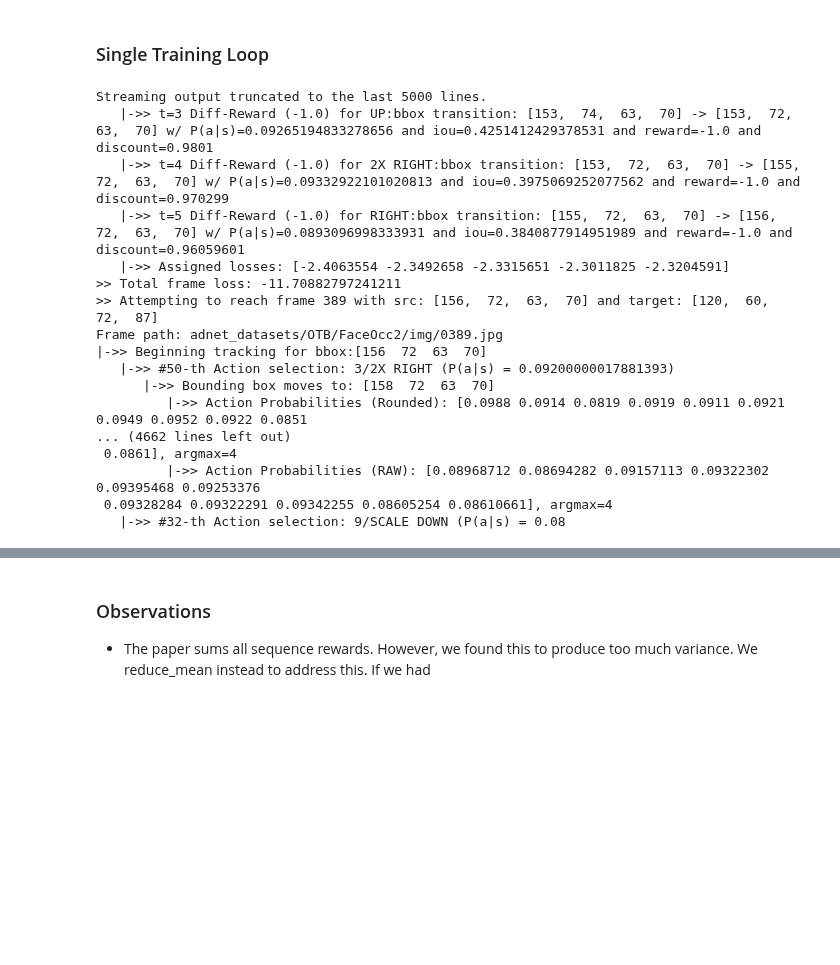
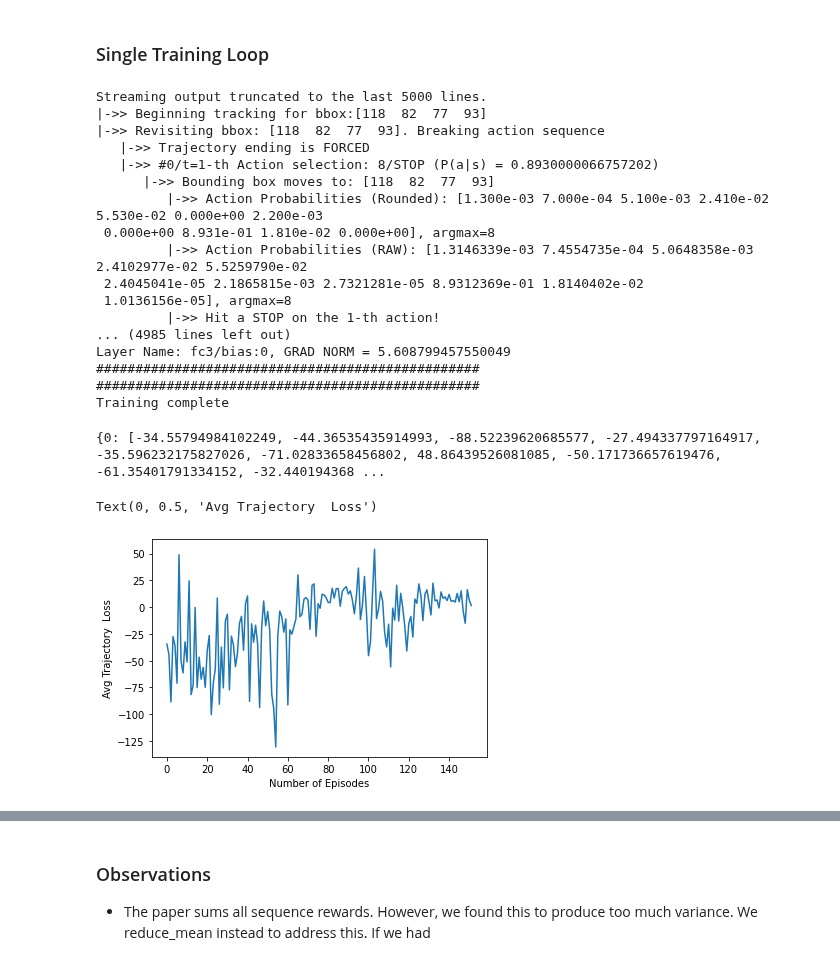
Before and after one commit to da2985/e6885-adnet, a Jupyter notebook: reinforce.ipynb, the cells around one changed output, grey strips where cells are left out. Cells and saved outputs as stored; diff of their text form; code cells hidden in the pictures; blank space fills up the shorter version.

Commit message:
Pin latest successful training

```diff
--- a/reinforce.ipynb
+++ b/reinforce.ipynb
@@ -695,7 +696,7 @@ def getFrame(dataset: str, frame: int) -> np.array:
 
 def train(model: ADNET, opt: tf.keras.optimizers.Optimizer,
           dataset: str, start_frame: int, end_frame: int,
-          retry_count: int=1) -> float:
+          retry_count: int=N_RETRIES) -> float:
   '''
   Run training for a model on a frame sequence {start_frame, end_frame}
   n_retries times.
@@ -726,8 +727,8 @@ def train(model: ADNET, opt: tf.keras.optimizers.Optimizer,
             .format(i, np.array2string(bbox, separator=', '),
                     np.array2string(target_bbox, separator=', ')))
         img = getFrame(dataset, i)
-        action_probs, taken_actions, bboxes, t = tracking(model, img, bbox, t,
-                                          target_bbox)
+        action_probs, taken_actions, bboxes, t = tracking(model, img,
+                                                          bbox, t, target_bbox)
         bbox = np.array(bboxes[-1])
 
 
@@ -740,18 +741,22 @@ def train(model: ADNET, opt: tf.keras.optimizers.Optimizer,
               total_frame_loss))
 
       gradients = tape.gradient(total_frame_loss, train_vars)
-      accum_gradient = [(acum_grad+grad) for acum_grad, grad in zip(accum_gradient, gradients)]
+      accum_gradient = [(acum_grad + grad)
+                        for acum_grad, grad in zip(accum_gradient, gradients)]
 
     print("Final bounding box: {0} reached in {1} timesteps (originating from {2}). Target was {3}"
           .format(bbox, t, np.array(gt[start_frame]), np.array(gt[end_frame])))
-    print("\n\x1b[36m############# END EPISODE # {0} in t={1} timesteps ################\x1b[0m".format(i+1, t))
+    print("\n\x1b[36m############# END EPISODE # {0} in t={1} timesteps ################\x1b[0m"
+          .format(i+1, t))
 
 
-  print("Avg Loss Across Trajectories: {0}\x1b[0m".format( "\x1b[92m" if loss > 0 else "\x1b[31m"))
+  print("Avg Loss Across Trajectories: {0}\x1b[0m".format(
+      "\x1b[92m" if loss > 0 else "\x1b[31m"))
 
 
 
-  accum_gradient = [g / retry_count for g in accum_gradient]
+  accum_gradient = [g / retry_count if GRAD_ACCUM_SCHEME == "avg" else g
+                    for g in accum_gradient]
   for i in range(len(accum_gradient)):
       print("Layer Name: {}, GRAD NORM = {}".format(
       adnet_model.trainable_variables[i].name, tf.norm(accum_gradient[i])))
@@ -786,12 +791,12 @@ def epochs_train(model: ADNET, opt: tf.keras.optimizers.Optimizer, d: str,
     epoch_loss = []
     frames = list(range(len(frames) - L))
     if randomize: random.shuffle(frames)
-    for i in frames:
+    for i, f in enumerate(frames):
 
       print("\n\n#############################################")
       print("Dataset={0} with {1} frames".format(d, len(frames)))
       print("#################################################")
-      start_frame = i
+      start_frame = f
       end_frame = start_frame + seq_length
 
       adnet_model, l = train(model, opt, d, start_frame, end_frame,
@@ -799,6 +804,9 @@ def epochs_train(model: ADNET, opt: tf.keras.optimizers.Optimizer, d: str,
       epoch_loss.append(l)
       print("#################################################")
       print("#################################################")
+      if i > 150:
+        break # TODO: DELETE ME
+
     losses[e] = epoch_loss
 
   print("Training complete")
@@ -813,26 +821,39 @@ d = ALL_DATASETS_LIST[rand_idx]
 # blur car 3 has issues
 
 model, losses = epochs_train(adnet_model, Adam(learning_rate=LEARNING_RATE),
-                             d, epochs=N_EPOCHS, retry_count=N_TRAJECTORIES,
+                             d, epochs=N_EPOCHS, retry_count=N_RETRIES,
                              randomize=RANDOMIZE_TRAINING)
 # %% [output]
 Streaming output truncated to the last 5000 lines.
-   |->> t=3 Diff-Reward (-1.0) for UP:bbox transition: [153,  74,  63,  70] -> [153,  72,  63,  70] w/ P(a|s)=0.09265194833278656 and iou=0.4251412429378531 and reward=-1.0 and discount=0.9801
-   |->> t=4 Diff-Reward (-1.0) for 2X RIGHT:bbox transition: [153,  72,  63,  70] -> [155,  72,  63,  70] w/ P(a|s)=0.09332922101020813 and iou=0.3975069252077562 and reward=-1.0 and discount=0.970299
-   |->> t=5 Diff-Reward (-1.0) for RIGHT:bbox transition: [155,  72,  63,  70] -> [156,  72,  63,  70] w/ P(a|s)=0.0893096998333931 and iou=0.3840877914951989 and reward=-1.0 and discount=0.96059601
-   |->> Assigned losses: [-2.4063554 -2.3492658 -2.3315651 -2.3011825 -2.3204591]
->> Total frame loss: -11.70882797241211
->> Attempting to reach frame 389 with src: [156,  72,  63,  70] and target: [120,  60,  72,  87]
-Frame path: adnet_datasets/OTB/FaceOcc2/img/0389.jpg
-|->> Beginning tracking for bbox:[156  72  63  70]
-   |->> #50-th Action selection: 3/2X RIGHT (P(a|s) = 0.09200000017881393)
-      |->> Bounding box moves to: [158  72  63  70]
-         |->> Action Probabilities (Rounded): [0.0988 0.0914 0.0819 0.0919 0.0911 0.0921 0.0949 0.0952 0.0922 0.0851
-... (4662 lines left out)
- 0.0861], argmax=4
-         |->> Action Probabilities (RAW): [0.08968712 0.08694282 0.09157113 0.09322302 0.09395468 0.09253376
- 0.09328284 0.09322291 0.09342255 0.08605254 0.08610661], argmax=4
-   |->> #32-th Action selection: 9/SCALE DOWN (P(a|s) = 0.08
+|->> Beginning tracking for bbox:[118  82  77  93]
+|->> Revisiting bbox: [118  82  77  93]. Breaking action sequence
+   |->> Trajectory ending is FORCED
+   |->> #0/t=1-th Action selection: 8/STOP (P(a|s) = 0.8930000066757202)
+      |->> Bounding box moves to: [118  82  77  93]
+         |->> Action Probabilities (Rounded): [1.300e-03 7.000e-04 5.100e-03 2.410e-02 5.530e-02 0.000e+00 2.200e-03
+ 0.000e+00 8.931e-01 1.810e-02 0.000e+00], argmax=8
+         |->> Action Probabilities (RAW): [1.3146339e-03 7.4554735e-04 5.0648358e-03 2.4102977e-02 5.5259790e-02
+ 2.4045041e-05 2.1865815e-03 2.7321281e-05 8.9312369e-01 1.8140402e-02
+ 1.0136156e-05], argmax=8
+         |->> Hit a STOP on the 1-th action!
+... (4985 lines left out)
+Layer Name: fc3/bias:0, GRAD NORM = 5.608799457550049
+#################################################
+#################################################
+Training complete
+# %%
+print(losses)
+
+fig = plt.figure()
+
+all_losses = np.concatenate([v for _, v in losses.items()])
+plt.plot(np.arange(len(all_losses)), all_losses)
+plt.xlabel('Number of Episodes')
+plt.ylabel('Avg Trajectory  Loss')
+# %% [output]
+{0: [-34.55794984102249, -44.36535435914993, -88.52239620685577, -27.494337797164917, -35.596232175827026, -71.02833658456802, 48.86439526081085, -50.171736657619476, -61.35401791334152, -32.440194368 ...
+Text(0, 0.5, 'Avg Trajectory  Loss')
+[figure, added]
 # %%
 %debug
 # %% [output]
```
Also changed, not shown: parts of 7 cells of this notebook.
